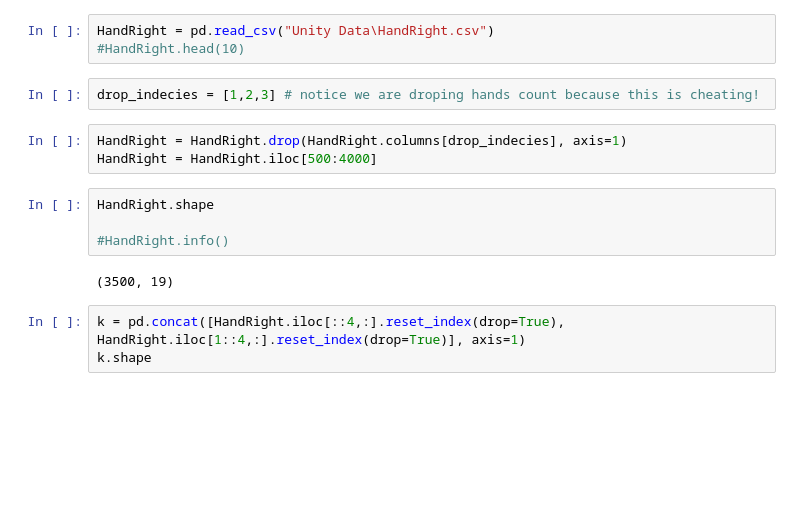
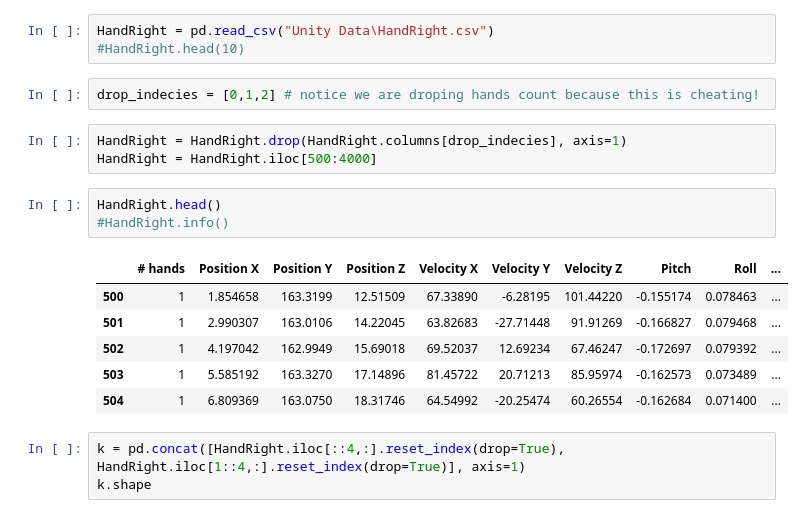
Before and after one commit to mike-tr/ML_uni_project, a Jupyter notebook: hands.ipynb, the cells around one changed output. Cells and saved outputs as stored; diff of their text form; blank space fills up the shorter version.

```diff
--- a/hands.ipynb
+++ b/hands.ipynb
@@ -60,16 +60,20 @@ and we would actually from the get go merge it to the solo hands
 HandRight = pd.read_csv("Unity Data\HandRight.csv")
 #HandRight.head(10)
 # %%
-drop_indecies = [1,2,3] # notice we are droping hands count because this is cheating!
+drop_indecies = [0,1,2] # notice we are droping hands count because this is cheating!
 # %%
 HandRight = HandRight.drop(HandRight.columns[drop_indecies], axis=1)
 HandRight = HandRight.iloc[500:4000]
 # %%
-HandRight.shape
-
+HandRight.head()
 #HandRight.info()
 # %% [output]
-(3500, 19)
+|  | # hands | Position X | Position Y | Position Z | Velocity X | Velocity Y | Velocity Z | Pitch | Roll | ... |
+| 500 | 1 | 1.854658 | 163.3199 | 12.51509 | 67.33890 | -6.28195 | 101.44220 | -0.155174 | 0.078463 | ... |
+| 501 | 1 | 2.990307 | 163.0106 | 14.22045 | 63.82683 | -27.71448 | 91.91269 | -0.166827 | 0.079468 | ... |
+| 502 | 1 | 4.197042 | 162.9949 | 15.69018 | 69.52037 | 12.69234 | 67.46247 | -0.172697 | 0.079392 | ... |
+| 503 | 1 | 5.585192 | 163.3270 | 17.14896 | 81.45722 | 20.71213 | 85.95974 | -0.162573 | 0.073489 | ... |
+| 504 | 1 | 6.809369 | 163.0750 | 18.31746 | 64.54992 | -20.25474 | 60.26554 | -0.162684 | 0.071400 | ... |
 # %%
 k = pd.concat([HandRight.iloc[::4,:].reset_index(drop=True), HandRight.iloc[1::4,:].reset_index(drop=True)], axis=1)
 k.shape
```
Also changed, not shown: parts of 26 cells of this notebook, 2 other files.
